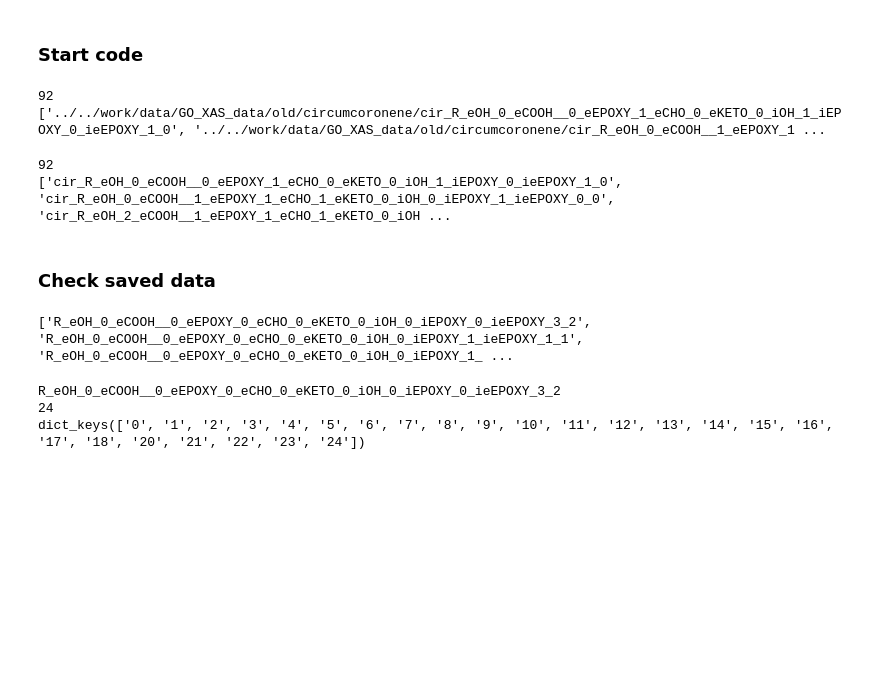
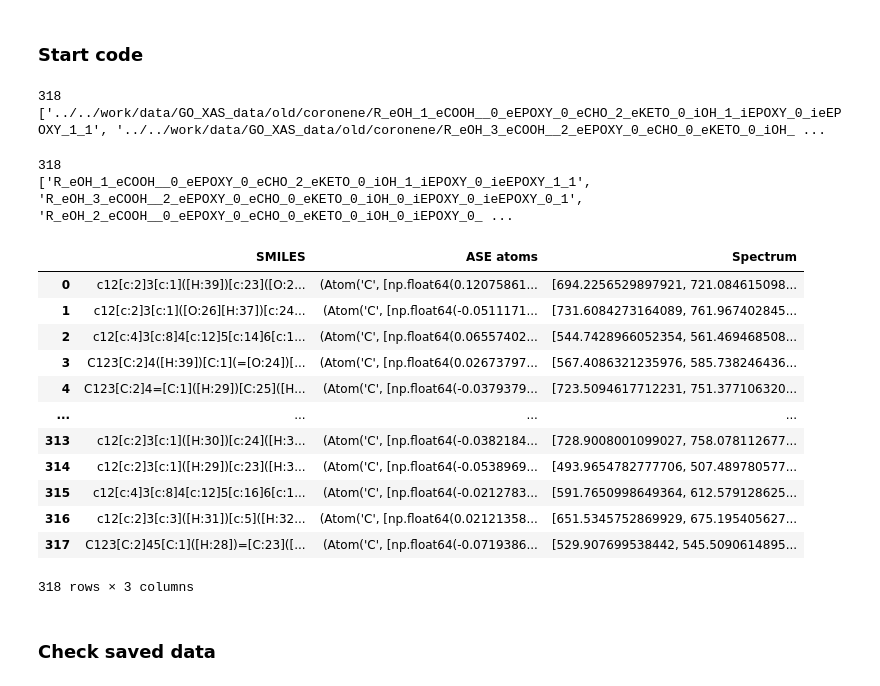
Before and after one commit to sam-j-hall/GNN-XAS-GO, a Jupyter notebook: data_prep.ipynb, the cells around one changed output. Cells and saved outputs as stored; diff of their text form; code cells hidden in the pictures; blank space fills up the shorter version.

```diff
--- a/data_prep.ipynb
+++ b/data_prep.ipynb
@@ -142,7 +176,7 @@ def broaden_spectrum(E, osc):
 ### Start code
 # %%
 # Path to main folder where all the data is
-data_path = '../../work/data/GO_XAS_data/old/circumcoronene/'
+data_path = '../../work/data/GO_XAS_data/old/coronene/'
 # Create a list with the path of all the different molecule folders
 subdirs = [os.path.join(data_path, d) for d in os.listdir(data_path) if os.path.isdir(os.path.join(data_path, d))]
 
@@ -151,8 +185,8 @@ print(len(subdirs))
 # List of paths to all the different molecules
 print(subdirs)
 # %% [output]
-92
-['../../work/data/GO_XAS_data/old/circumcoronene/cir_R_eOH_0_eCOOH__0_eEPOXY_1_eCHO_0_eKETO_0_iOH_1_iEPOXY_0_ieEPOXY_1_0', '../../work/data/GO_XAS_data/old/circumcoronene/cir_R_eOH_0_eCOOH__1_eEPOXY_1 ...
+318
+['../../work/data/GO_XAS_data/old/coronene/R_eOH_1_eCOOH__0_eEPOXY_0_eCHO_2_eKETO_0_iOH_1_iEPOXY_0_ieEPOXY_1_1', '../../work/data/GO_XAS_data/old/coronene/R_eOH_3_eCOOH__2_eEPOXY_0_eCHO_0_eKETO_0_iOH_ ...
 # %%
 mol_name = []
 # Split up into the directory path and list of all the folder/molecule names
@@ -164,13 +198,12 @@ print(len(mol_name))
 # List of all the molecule names
 print(mol_name)
 # %% [output]
-92
-['cir_R_eOH_0_eCOOH__0_eEPOXY_1_eCHO_0_eKETO_0_iOH_1_iEPOXY_0_ieEPOXY_1_0', 'cir_R_eOH_0_eCOOH__1_eEPOXY_1_eCHO_1_eKETO_0_iOH_0_iEPOXY_1_ieEPOXY_0_0', 'cir_R_eOH_2_eCOOH__1_eEPOXY_1_eCHO_1_eKETO_0_iOH ...
+318
+['R_eOH_1_eCOOH__0_eEPOXY_0_eCHO_2_eKETO_0_iOH_1_iEPOXY_0_ieEPOXY_1_1', 'R_eOH_3_eCOOH__2_eEPOXY_0_eCHO_0_eKETO_0_iOH_0_iEPOXY_0_ieEPOXY_0_1', 'R_eOH_2_eCOOH__0_eEPOXY_0_eCHO_0_eKETO_0_iOH_0_iEPOXY_0_ ...
 # %%
 # Create python dictionaries
-final_dict = {}
-mol_dict = {}
-schnet_dict = {}
+
+df = pd.DataFrame(columns=['SMILES', 'ASE atoms', 'Spectrum'])
 
 # Loop through all the molecule directories
 for subdir in tqdm(subdirs):
@@ -182,7 +215,7 @@ for subdir in tqdm(subdirs):
     rearrange_xyz(xyz_path)
     # Get the smiles string of mol along with
     # the two different indexes of xyz and rdkit
-    smiles, indexes, pos, z = analyse_mol(xyz_path)
+    atoms, smiles, indexes, pos, z = analyse_mol(xyz_path)
 
     # Get all the individual atom directories for molecule
     atom_direcs = [os.path.join(subdir, d) for d in os.listdir(subdir) if os.path.isdir(os.path.join(subdir, d))]
@@ -206,15 +239,12 @@ for subdir in tqdm(subdirs):
                 # Broaden the spectra
                 gE = broaden_spectrum(energies, osc)
 
-                # Normalise the spectra to 1 based on max intenstiy of all spectra
-                # for coronene
-                # norm_spec = [1.0 * (e / 6471.923222767645) for e in gE]
-                # for circumcoronene
-                norm_spec = [1.0 * (e / 6924.662753770557) for e in gE]
+                # Save as rdkit/networkx indexing
+                spec_dict[int(indexes[i, 1])] = gE
 
-                # Save as rdkit/networkx indexing
-                spec_dict[int(indexes[i, 1])] = norm_spec
+    # Sum up all atom spectra to total mol spectrum
+    tot_spec = np.zeros(200)
+    for key in spec_dict.keys():
+        tot_spec += spec_dict[key]
 
-    final_dict[mol_name] = spec_dict
-    mol_dict[mol_name] = smiles
-    schnet_dict[mol_name] = pos.tolist(), z.tolist()
+    df = pd.concat([df, pd.DataFrame([[smiles, atoms, tot_spec]], columns=['SMILES', 'ASE atoms', 'Spectrum'])], ignore_index=True)
@@ -233,0 +251,16 @@ json.dump(data, codecs.open('./raw/data_circumcoronene.json', 'w', encoding='utf
+# %%
+df
+# %% [output]
+|  | SMILES | ASE atoms | Spectrum |
+| 0 | c12[c:2]3[c:1]([H:39])[c:23]([O:2... | (Atom('C', [np.float64(0.12075861... | [694.2256529897921, 721.084615098... |
+| 1 | c12[c:2]3[c:1]([O:26][H:37])[c:24... | (Atom('C', [np.float64(-0.0511171... | [731.6084273164089, 761.967402845... |
+| 2 | c12[c:4]3[c:8]4[c:12]5[c:14]6[c:1... | (Atom('C', [np.float64(0.06557402... | [544.7428966052354, 561.469468508... |
+| 3 | C123[C:2]4([H:39])[C:1](=[O:24])[... | (Atom('C', [np.float64(0.02673797... | [567.4086321235976, 585.738246436... |
+| 4 | C123[C:2]4=[C:1]([H:29])[C:25]([H... | (Atom('C', [np.float64(-0.0379379... | [723.5094617712231, 751.377106320... |
+| ... | ... | ... | ... |
+| 313 | c12[c:2]3[c:1]([H:30])[c:24]([H:3... | (Atom('C', [np.float64(-0.0382184... | [728.9008001099027, 758.078112677... |
+| 314 | c12[c:2]3[c:1]([H:29])[c:23]([H:3... | (Atom('C', [np.float64(-0.0538969... | [493.9654782777706, 507.489780577... |
+| 315 | c12[c:4]3[c:8]4[c:12]5[c:16]6[c:1... | (Atom('C', [np.float64(-0.0212783... | [591.7650998649364, 612.579128625... |
+| 316 | c12[c:2]3[c:3]([H:31])[c:5]([H:32... | (Atom('C', [np.float64(0.02121358... | [651.5345752869929, 675.195405627... |
+| 317 | C123[C:2]45[C:1]([H:28])=[C:23]([... | (Atom('C', [np.float64(-0.0719386... | [529.907699538442, 545.5090614895... |
+318 rows × 3 columns
@@ -239,22 +270,0 @@ with open('./raw/data_coronene.json', 'r') as j_file:
-# %%
-# Load all the molecule names from keys of first dictionary
-keys = []
-
-for i in data[0].keys():
-    keys.append(i)
-
-print(keys)
-# %% [output]
-['R_eOH_0_eCOOH__0_eEPOXY_0_eCHO_0_eKETO_0_iOH_0_iEPOXY_0_ieEPOXY_3_2', 'R_eOH_0_eCOOH__0_eEPOXY_0_eCHO_0_eKETO_0_iOH_0_iEPOXY_1_ieEPOXY_1_1', 'R_eOH_0_eCOOH__0_eEPOXY_0_eCHO_0_eKETO_0_iOH_0_iEPOXY_1_ ...
-# %%
-# View the data stored in the second dictionary for a given key
-# mol_name = keys[2]
-mol_name = 'R_eOH_0_eCOOH__0_eEPOXY_0_eCHO_0_eKETO_0_iOH_0_iEPOXY_0_ieEPOXY_3_2'
-
-print(mol_name)
-print(len(data[1][mol_name].keys()))
-print(data[1][mol_name].keys())
-# %% [output]
-R_eOH_0_eCOOH__0_eEPOXY_0_eCHO_0_eKETO_0_iOH_0_iEPOXY_0_ieEPOXY_3_2
-24
-dict_keys(['0', '1', '2', '3', '4', '5', '6', '7', '8', '9', '10', '11', '12', '13', '14', '15', '16', '17', '18', '20', '21', '22', '23', '24'])
```
Also changed, not shown: parts of 11 cells of this notebook, 3 other files.
